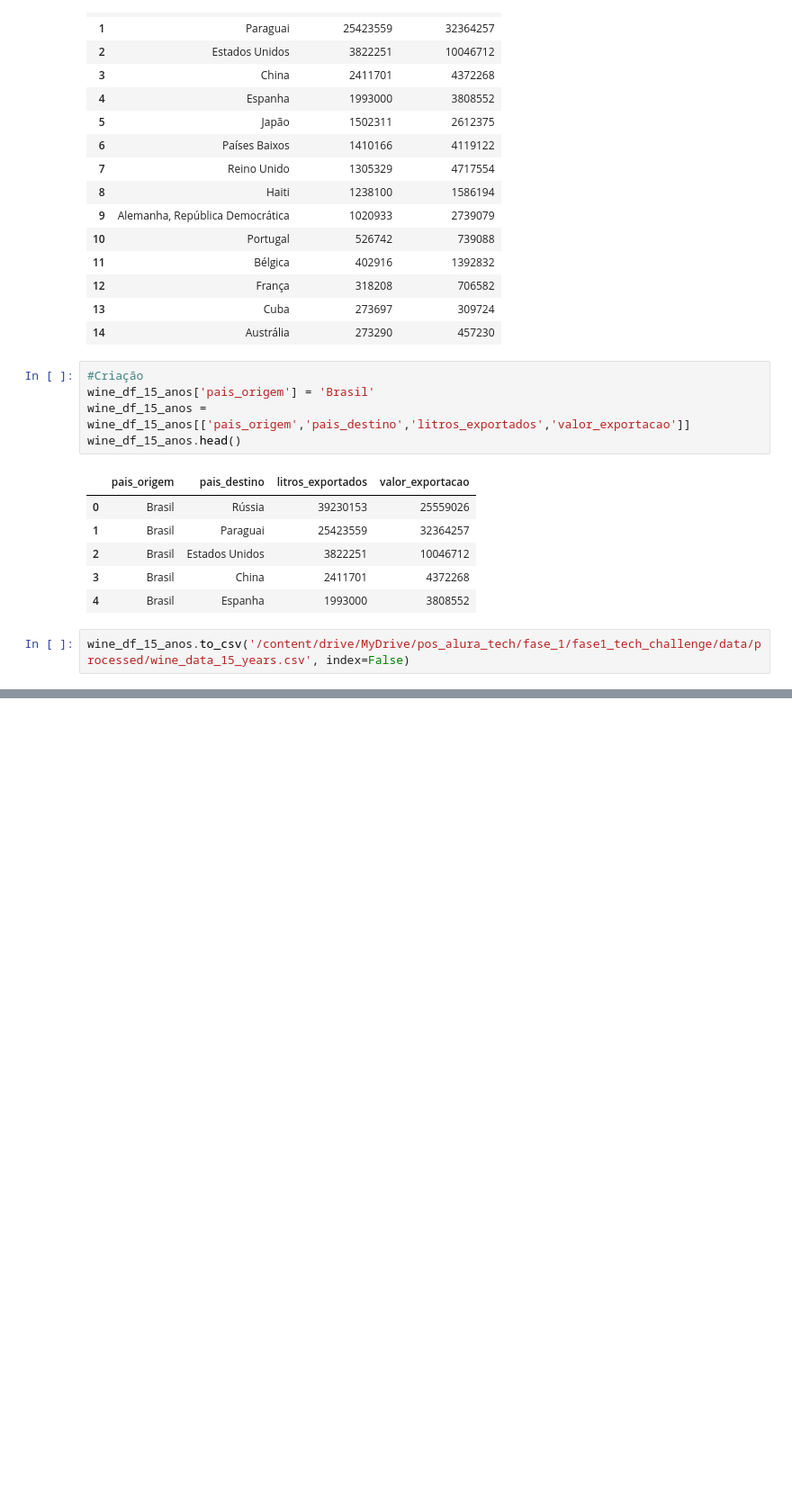
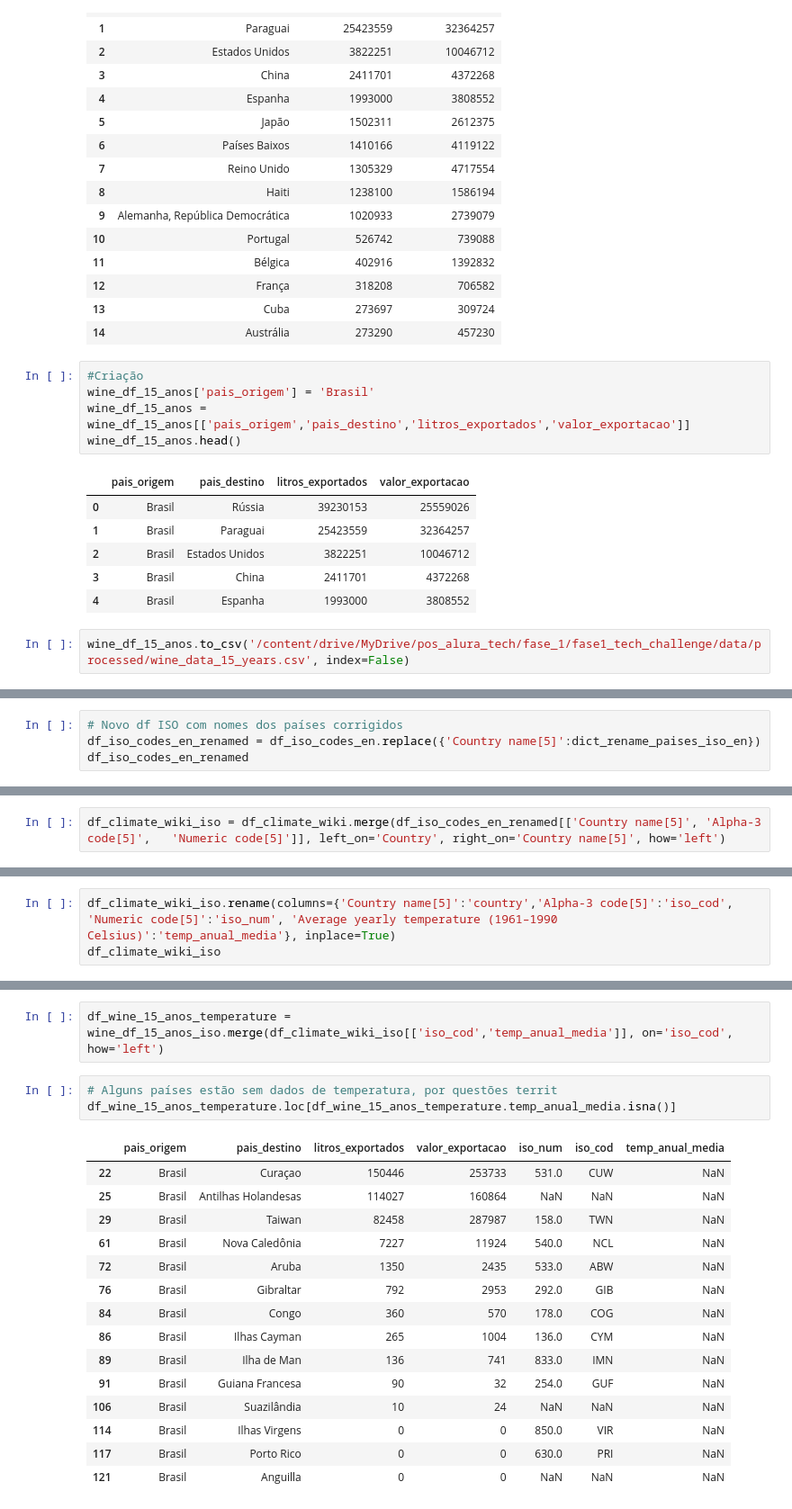
Before and after one commit to jackson-simionato/fase1_pos_tech_challenge_wine, a Jupyter notebook: fase 1 - tech challenge (vinhos).ipynb, the cells around one changed output, grey strips where cells are left out. Shown at 90% size. Cells and saved outputs as stored; diff of their text form; blank space fills up the shorter version.

```diff
--- a/fase 1 - tech challenge (vinhos).ipynb
+++ b/fase 1 - tech challenge (vinhos).ipynb
@@ -304,0 +665,4 @@ no changes added to commit (use "git add" and/or "git commit -a")
+# %%
+# Novo df ISO com nomes dos países corrigidos
+df_iso_codes_en_renamed = df_iso_codes_en.replace({'Country name[5]':dict_rename_paises_iso_en})
+df_iso_codes_en_renamed
@@ -304,0 +685,2 @@ no changes added to commit (use "git add" and/or "git commit -a")
+# %%
+df_climate_wiki_iso = df_climate_wiki.merge(df_iso_codes_en_renamed[['Country name[5]', 'Alpha-3 code[5]',	'Numeric code[5]']], left_on='Country', right_on='Country name[5]', how='left')
@@ -304,0 +703,3 @@ no changes added to commit (use "git add" and/or "git commit -a")
+# %%
+df_climate_wiki_iso.rename(columns={'Country name[5]':'country','Alpha-3 code[5]':'iso_cod',	'Numeric code[5]':'iso_num', 'Average yearly temperature (1961–1990 Celsius)':'temp_anual_media'}, inplace=True)
+df_climate_wiki_iso
@@ -304,0 +738,21 @@ no changes added to commit (use "git add" and/or "git commit -a")
+# %%
+df_wine_15_anos_temperature = wine_df_15_anos_iso.merge(df_climate_wiki_iso[['iso_cod','temp_anual_media']], on='iso_cod', how='left')
+# %%
+# Alguns países estão sem dados de temperatura, por questões territ
+df_wine_15_anos_temperature.loc[df_wine_15_anos_temperature.temp_anual_media.isna()]
+# %% [output]
+|  | pais_origem | pais_destino | litros_exportados | valor_exportacao | iso_num | iso_cod | temp_anual_media |
+| 22 | Brasil | Curaçao | 150446 | 253733 | 531.0 | CUW | NaN |
+| 25 | Brasil | Antilhas Holandesas | 114027 | 160864 | NaN | NaN | NaN |
+| 29 | Brasil | Taiwan | 82458 | 287987 | 158.0 | TWN | NaN |
+| 61 | Brasil | Nova Caledônia | 7227 | 11924 | 540.0 | NCL | NaN |
+| 72 | Brasil | Aruba | 1350 | 2435 | 533.0 | ABW | NaN |
+| 76 | Brasil | Gibraltar | 792 | 2953 | 292.0 | GIB | NaN |
+| 84 | Brasil | Congo | 360 | 570 | 178.0 | COG | NaN |
+| 86 | Brasil | Ilhas Cayman | 265 | 1004 | 136.0 | CYM | NaN |
+| 89 | Brasil | Ilha de Man | 136 | 741 | 833.0 | IMN | NaN |
+| 91 | Brasil | Guiana Francesa | 90 | 32 | 254.0 | GUF | NaN |
+| 106 | Brasil | Suazilândia | 10 | 24 | NaN | NaN | NaN |
+| 114 | Brasil | Ilhas Virgens | 0 | 0 | 850.0 | VIR | NaN |
+| 117 | Brasil | Porto Rico | 0 | 0 | 630.0 | PRI | NaN |
+| 121 | Brasil | Anguilla | 0 | 0 | NaN | NaN | NaN |
```
Also changed, not shown: parts of 60 cells of this notebook.
